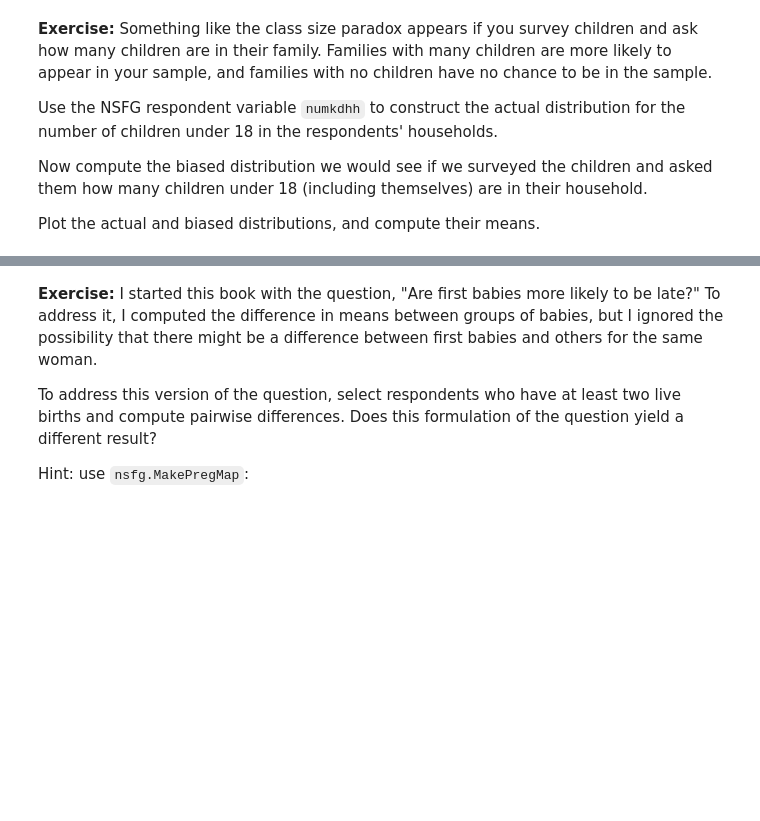
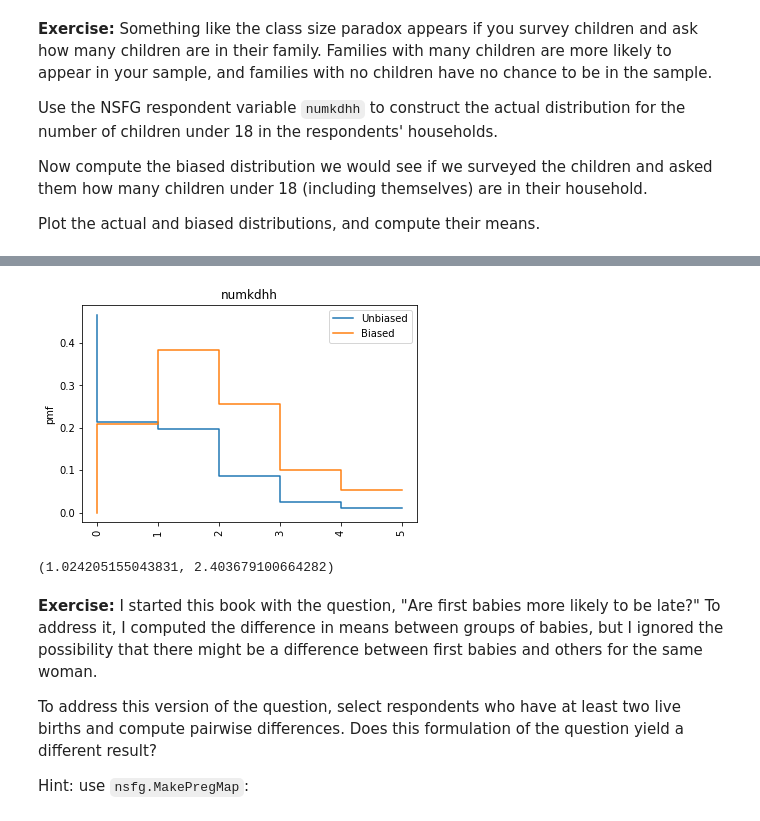
Before and after one commit to jdingram/ThinkStats2, a Jupyter notebook: code/chap03ex.ipynb, the cells around one changed output, grey strips where cells are left out. Drawn from its saved outputs; the diff is of its cells as text; code cells hidden in the pictures; blank space fills up the shorter version.

```diff
--- a/code/chap03ex.ipynb
+++ b/code/chap03ex.ipynb
@@ -336,0 +381,22 @@ resp = nsfg.ReadFemResp()
+# %%
+def biased_pmf(df, feature):
+    t = df[feature].value_counts()
+
+    # Biased
+    b = t.multiply(t.index)
+    b = b.divide(b.sum())
+
+    # Unbiased
+    t = t.divide(t.sum())
+
+    x=list(t.index)
+    y=list(t.values)
+    sns.set_context(rc={"figure.figsize": (10, 8)})
+    ax = sns.lineplot(x, y, drawstyle='steps-pre', label='Unbiased')
+    ax = sns.lineplot(x, b, drawstyle='steps-pre', label='Biased')
+    plt.title(feature); plt.ylabel('pmf'); plt.xticks(rotation='vertical'); plt.legend();
+    return plt.show()
+# %%
+biased_pmf(resp, 'numkdhh')
+# %% [output]
+[figure, added]
@@ -337,3 +408,7 @@ resp = nsfg.ReadFemResp()
+# %%
+compute_means(resp, 'numkdhh')
+# %% [output]
+(1.024205155043831, 2.403679100664282)
 # %% [markdown]
 **Exercise:** I started this book with the question, "Are first babies more likely to be late?" To address it, I computed the difference in means between groups of babies, but I ignored the possibility that there might be a difference between first babies and others for the same woman.
 
```
Also changed, not shown: parts of 38 cells of this notebook.
